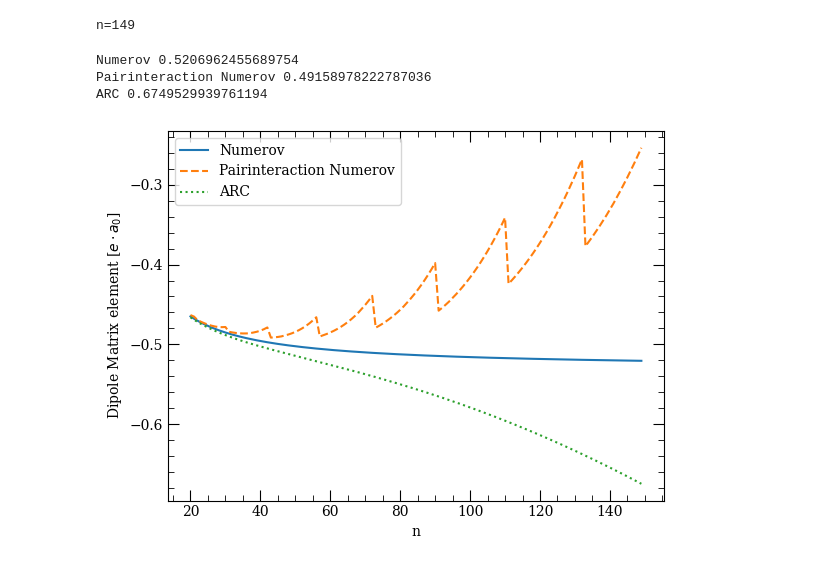
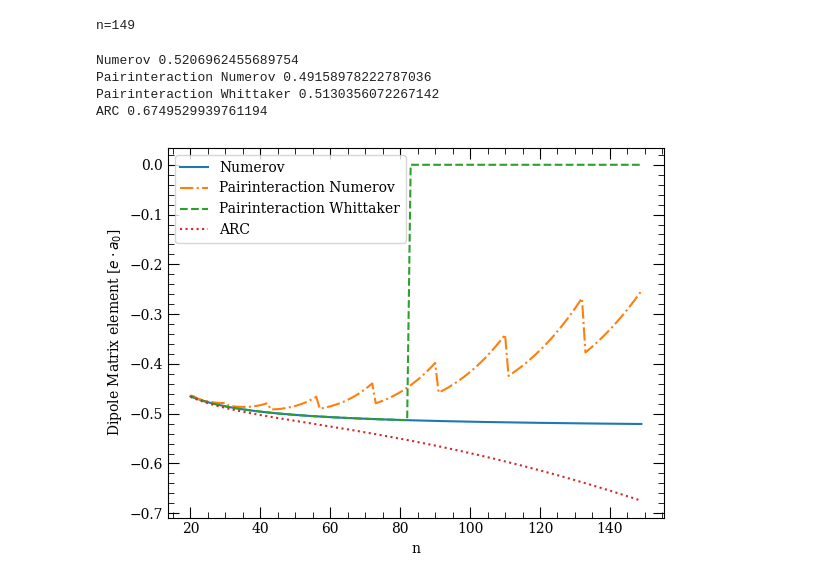
Before and after one commit to pairinteraction/ryd-numerov, a Jupyter notebook: docs/examples/comparisons/compare_dipole_matrix_element.ipynb, the cells around one changed output. Drawn from its saved outputs; the diff is of its cells as text; code cells hidden in the pictures.

```diff
--- a/docs/examples/comparisons/compare_dipole_matrix_element.ipynb
+++ b/docs/examples/comparisons/compare_dipole_matrix_element.ipynb
@@ -62,21 +62,21 @@ from pairinteraction import pireal as pi
 
 os.makedirs("./.pairinteraction_cache/", exist_ok=True)
 cache = pi.MatrixElementCache("./.pairinteraction_cache/")
+pi_unit_to_au = (ureg.Quantity(1, "cm/V") * ureg.Quantity(1, "GHz").to("J", "spectroscopy")).to("e * a_0").magnitude
 
-cache.setMethod(pi.NUMEROV)
-matrixelements = []
-for qn1, qn2 in zip(qn1_list, qn2_list):
-    print(f"n={qn1[0]}", end="\r")
-    state_i = pi.StateOne("Rb", int(qn1[0]), int(qn1[1]), qn1[2], qn1[3])
-    state_f = pi.StateOne("Rb", int(qn2[0]), int(qn2[1]), qn2[2], qn2[3])
+for method in ["Numerov", "Whittaker"]:
+    key = f"Pairinteraction {method}"
+    cache.setMethod(pi.NUMEROV if method == "Numerov" else pi.WHITTAKER)
+    matrixelements = []
+    for qn1, qn2 in zip(qn1_list, qn2_list):
+        print(f"n={qn1[0]}", end="\r")
+        state_i = pi.StateOne("Rb", int(qn1[0]), int(qn1[1]), qn1[2], qn1[3])
+        state_f = pi.StateOne("Rb", int(qn2[0]), int(qn2[1]), qn2[2], qn2[3])
 
-    dipole_me = cache.getElectricMultipole(state_i, state_f, 1, 1)
-    matrixelements.append(dipole_me)
+        dipole_me = cache.getElectricMultipole(state_i, state_f, 1, 1)
+        matrixelements.append(dipole_me)
 
-pi_unit_to_au = (ureg.Quantity(1, "cm/V") * ureg.Quantity(1, "GHz").to("J", "spectroscopy")).to("e * a_0").magnitude
-matrixelements = np.array(matrixelements) * pi_unit_to_au
-
-results["Pairinteraction Numerov"] = matrixelements
+    results[key] = np.array(matrixelements) * pi_unit_to_au
 # %% [output]
 n=149
 # %%
@@ -105,22 +105,23 @@ results["ARC"] = np.array(matrixelements)
 # %% [output]
 n=149
 # %%
-ls_dict = {"Pairinteraction Numerov": "--", "ARC": ":"}
+ls_dict = {"Pairinteraction Numerov": "-.", "ARC": ":", "Pairinteraction Whittaker": "--"}
 
 fig, ax = plt.subplots()
 
 for key, values in results.items():
     ls = ls_dict.get(key, "-")
     ax.plot(n_list, values, ls=ls, label=key)
     print(key, np.max(np.abs(values)))
 
 ax.set_xlabel("n")
 ax.set_ylabel(r"Dipole Matrix element [$e \cdot a_0$]")
 
 ax.legend()
 plt.show()
 # %% [output]
 Numerov 0.5206962455689754
 Pairinteraction Numerov 0.49158978222787036
+Pairinteraction Whittaker 0.5130356072267142
 ARC 0.6749529939761194
-[figure, old version]
+[figure, new version]
```
Also changed, not shown: 2 other files.
